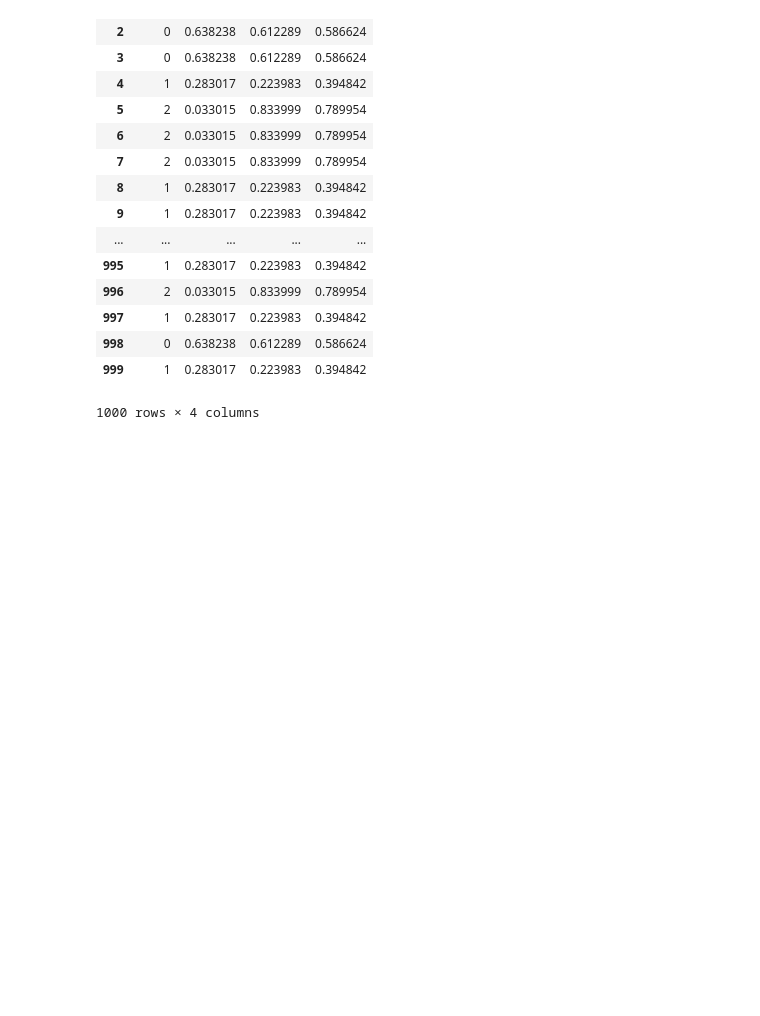
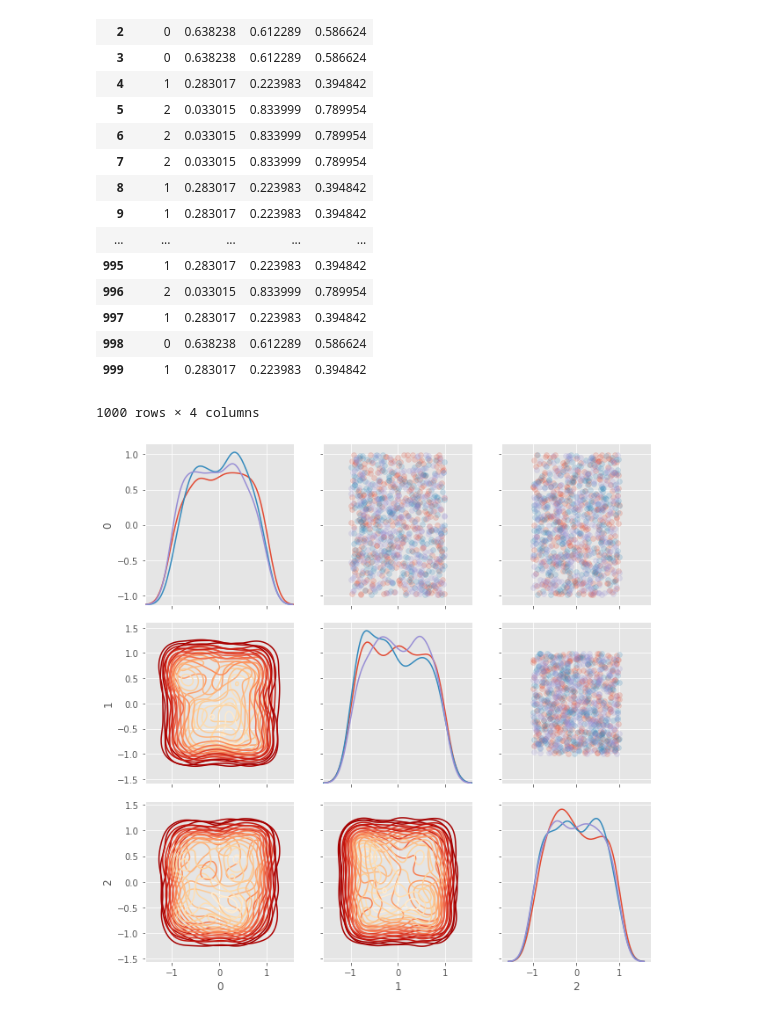
Before and after one commit to JohnsonFin/ML100Days, a Jupyter notebook: Homework/DAY20/Day_020_HW.ipynb, the cells around one changed output. Cells and saved outputs as stored; diff of their text form; code cells hidden in the pictures; blank space fills up the shorter version.

```diff
--- a/Homework/DAY20/Day_020_HW.ipynb
+++ b/Homework/DAY20/Day_020_HW.ipynb
@@ -69,6 +69,32 @@ plot_data
 | 998 | 0 | 0.638238 | 0.612289 | 0.586624 |
 | 999 | 1 | 0.283017 | 0.223983 | 0.394842 |
 1000 rows × 4 columns
+# %%
+nrow = 1000
+ncol = 3
+"""
+Your Code Here
+"""
+matrix = (np.random.sample((1000,3))-0.5)*2
+
+# 隨機給予 0, 1, 2 三種標籤
+indice = np.random.choice([0,1,2], size=nrow)
+plot_data = pd.DataFrame(matrix, indice).reset_index()
+
+# 繪製 seborn 進階 Heatmap
+grid = sns.PairGrid(data = plot_data, size = 3, diag_sharey=False,
+                    hue = 'index', vars = [x for x in list(plot_data.columns) if x != 'index'])
+"""
+Your Code Here
+Please replace "..." to correct plot function
+"""
+grid.map_upper(plt.scatter , alpha = 0.2)
+grid.map_diag(sns.kdeplot)
+grid.map_lower(sns.kdeplot , cmap = plt.cm.OrRd_r)
+
+plt.show()
+# %% [output]
+[figure, added]
 # %%
 nrow = 1000
 ncol = 3
```
Also changed, not shown: parts of 3 cells of this notebook.
